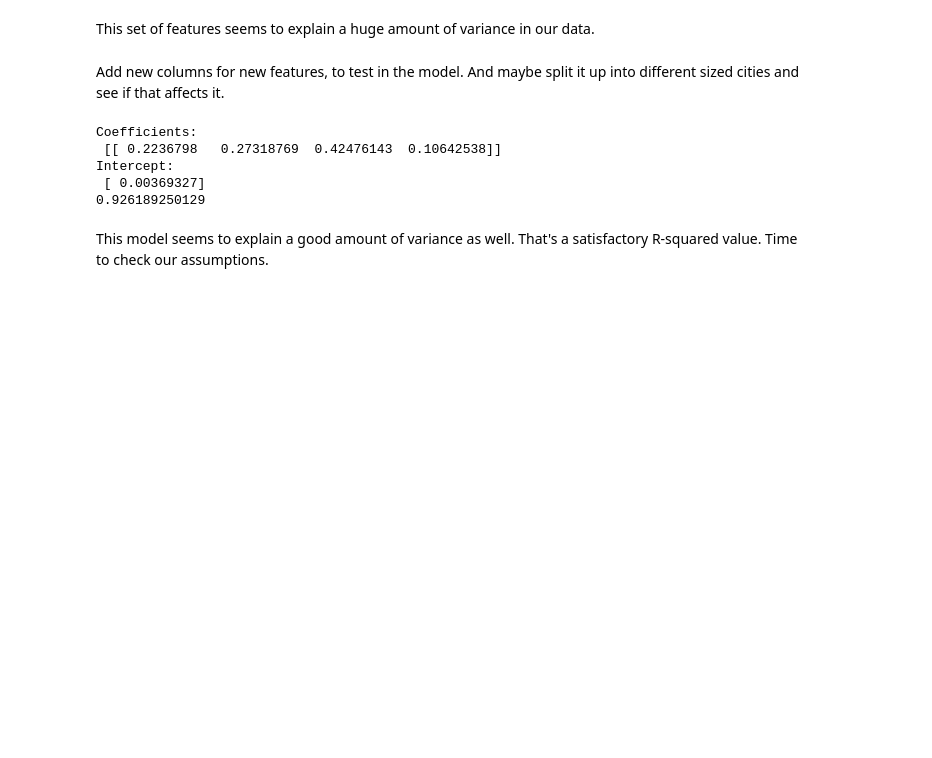
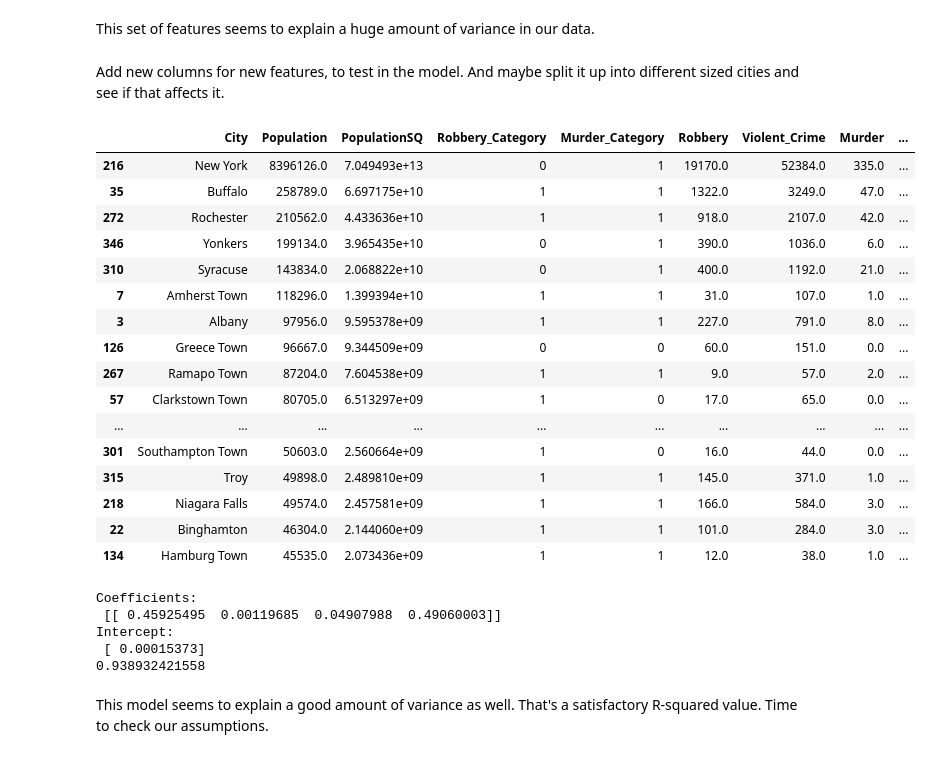
Before and after one commit to Schmidt8181/NY_Crime2013, a Jupyter notebook: NY_Crime_2013.ipynb, the cells around one changed output. Cells and saved outputs as stored; diff of their text form; code cells hidden in the pictures; blank space fills up the shorter version.

Commit message:
fix big medium sm city categories

```diff
--- a/NY_Crime_2013.ipynb
+++ b/NY_Crime_2013.ipynb
@@ -49,4 +49,4 @@ Property_Crime.head()
 # %%
 Property_Crime['Robbery'] = Property_Crime['Robbery'].astype(str)
 # %%
-Property_Crime['Robbery_Category'] = np.where(Property_Crime['Robbery'].str.contains("0.0"), 0, 1)
+Property_Crime['Robbery_Category'] = np.where(Property_Crime['Robbery'].contains("0.0"), 0, 1)
@@ -165,12 +167,32 @@ Property_Crime['Motor_vehicle_theft'] = raw_crimes['Motor\nvehicle\ntheft'].str.
 # %% [markdown]
 Add new columns for new features, to test in the model. And maybe split it up into different sized cities and see if that affects it.
 # %%
-Property_Crime['Small_City'] = np.where((Property_Crime['Population'] < 10000), 0, 1)
-#Property_Crime['Medium_City'] = np.where(((Property_Crime['Population'] >= 10000) & (Property_Crime['Population'] < 1000000)), 0, 1)
-Property_Crime['Big_City'] = np.where((Property_Crime['Population'] >= 1000000), 0, 1)
+Property_Crime['Small_City'] = np.where((Property_Crime['Population'] < 100000), 1, 0)
+Property_Crime['Medium_City'] = np.where(((Property_Crime['Population'] >= 100000) & (Property_Crime['Population'] < 1000000)), 1, 0)
+Property_Crime['Big_City'] = np.where((Property_Crime['Population'] >= 1000000), 1, 0)
+# %%
+Property_Crime.sort_values('Population', ascending=False).head(25)
+# %% [output]
+|  | City | Population | PopulationSQ | Robbery_Category | Murder_Category | Robbery | Violent_Crime | Murder | ... |
+| 216 | New York | 8396126.0 | 7.049493e+13 | 0 | 1 | 19170.0 | 52384.0 | 335.0 | ... |
+| 35 | Buffalo | 258789.0 | 6.697175e+10 | 1 | 1 | 1322.0 | 3249.0 | 47.0 | ... |
+| 272 | Rochester | 210562.0 | 4.433636e+10 | 1 | 1 | 918.0 | 2107.0 | 42.0 | ... |
+| 346 | Yonkers | 199134.0 | 3.965435e+10 | 0 | 1 | 390.0 | 1036.0 | 6.0 | ... |
+| 310 | Syracuse | 143834.0 | 2.068822e+10 | 0 | 1 | 400.0 | 1192.0 | 21.0 | ... |
+| 7 | Amherst Town | 118296.0 | 1.399394e+10 | 1 | 1 | 31.0 | 107.0 | 1.0 | ... |
+| 3 | Albany | 97956.0 | 9.595378e+09 | 1 | 1 | 227.0 | 791.0 | 8.0 | ... |
+| 126 | Greece Town | 96667.0 | 9.344509e+09 | 0 | 0 | 60.0 | 151.0 | 0.0 | ... |
+| 267 | Ramapo Town | 87204.0 | 7.604538e+09 | 1 | 1 | 9.0 | 57.0 | 2.0 | ... |
+| 57 | Clarkstown Town | 80705.0 | 6.513297e+09 | 1 | 0 | 17.0 | 65.0 | 0.0 | ... |
+| ... | ... | ... | ... | ... | ... | ... | ... | ... | ... |
+| 301 | Southampton Town | 50603.0 | 2.560664e+09 | 1 | 0 | 16.0 | 44.0 | 0.0 | ... |
+| 315 | Troy | 49898.0 | 2.489810e+09 | 1 | 1 | 145.0 | 371.0 | 1.0 | ... |
+| 218 | Niagara Falls | 49574.0 | 2.457581e+09 | 1 | 1 | 166.0 | 584.0 | 3.0 | ... |
+| 22 | Binghamton | 46304.0 | 2.144060e+09 | 1 | 1 | 101.0 | 284.0 | 3.0 | ... |
+| 134 | Hamburg Town | 45535.0 | 2.073436e+09 | 1 | 1 | 12.0 | 38.0 | 1.0 | ... |
 # %%
 X4 = Property_Crime[['Population', 'Small_City', 'Murder', 'Rape']]
-X_train4, X_test4, Y_train4, Y_test4 = train_test_split(X3, Y, test_size=.35)
+X_train4, X_test4, Y_train4, Y_test4 = train_test_split(X4, Y, test_size=.35)
 
 X_train_minmax4 = min_max_scaler.fit_transform(X_train4)
 X_test_minmax4 = min_max_scaler.transform(X_test4)
@@ -184,7 +206,7 @@ print('Intercept: \n', regr.intercept_)
 print(regr.score(X_test_minmax4, Y_test_minmax4))
 # %% [output]
 Coefficients:
- [[ 0.2236798   0.27318769  0.42476143  0.10642538]]
+ [[ 0.45925495  0.00119685  0.04907988  0.49060003]]
 Intercept:
- [ 0.00369327]
-0.926189250129
+ [ 0.00015373]
+0.938932421558
```
Also changed, not shown: parts of 2 cells of this notebook.
